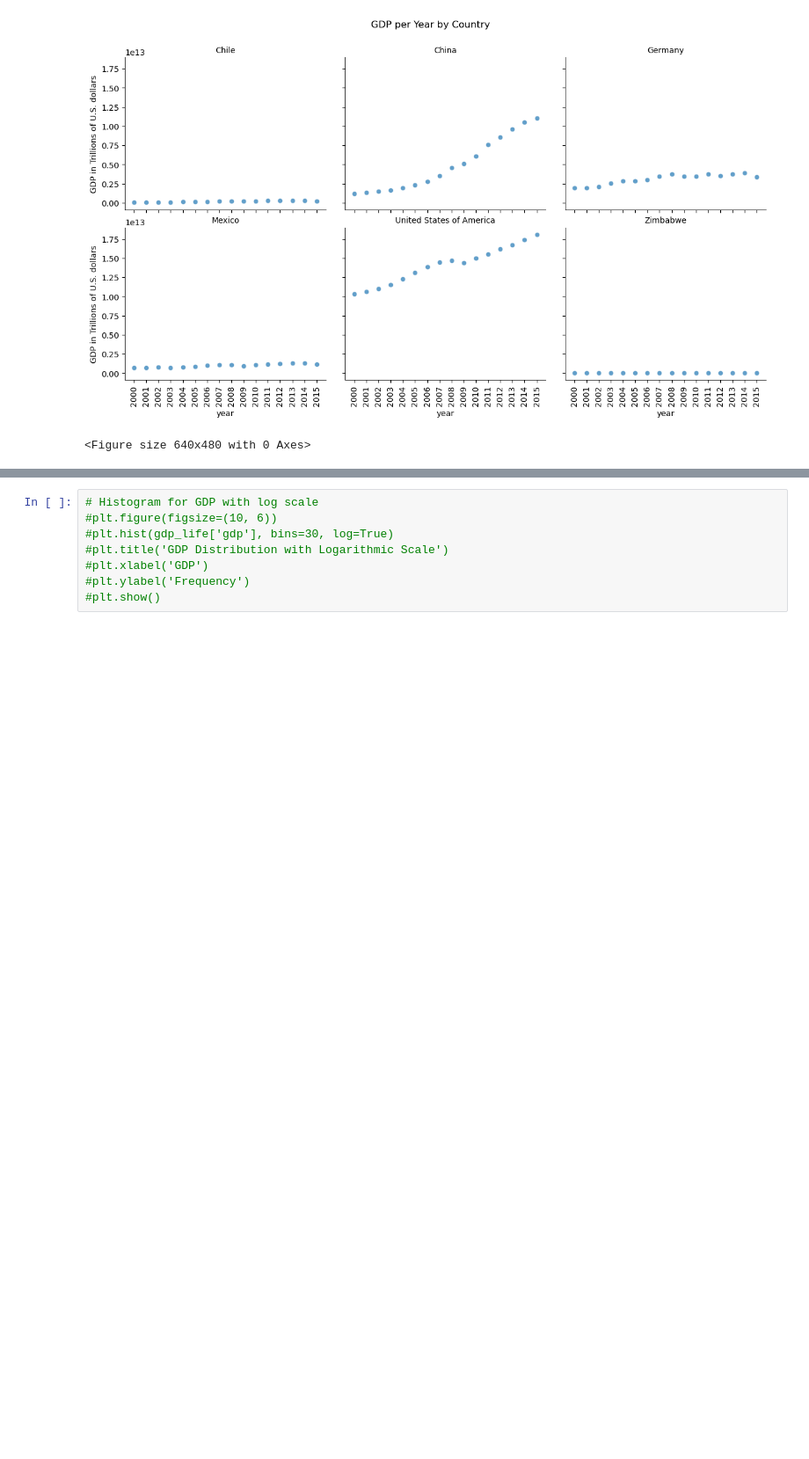
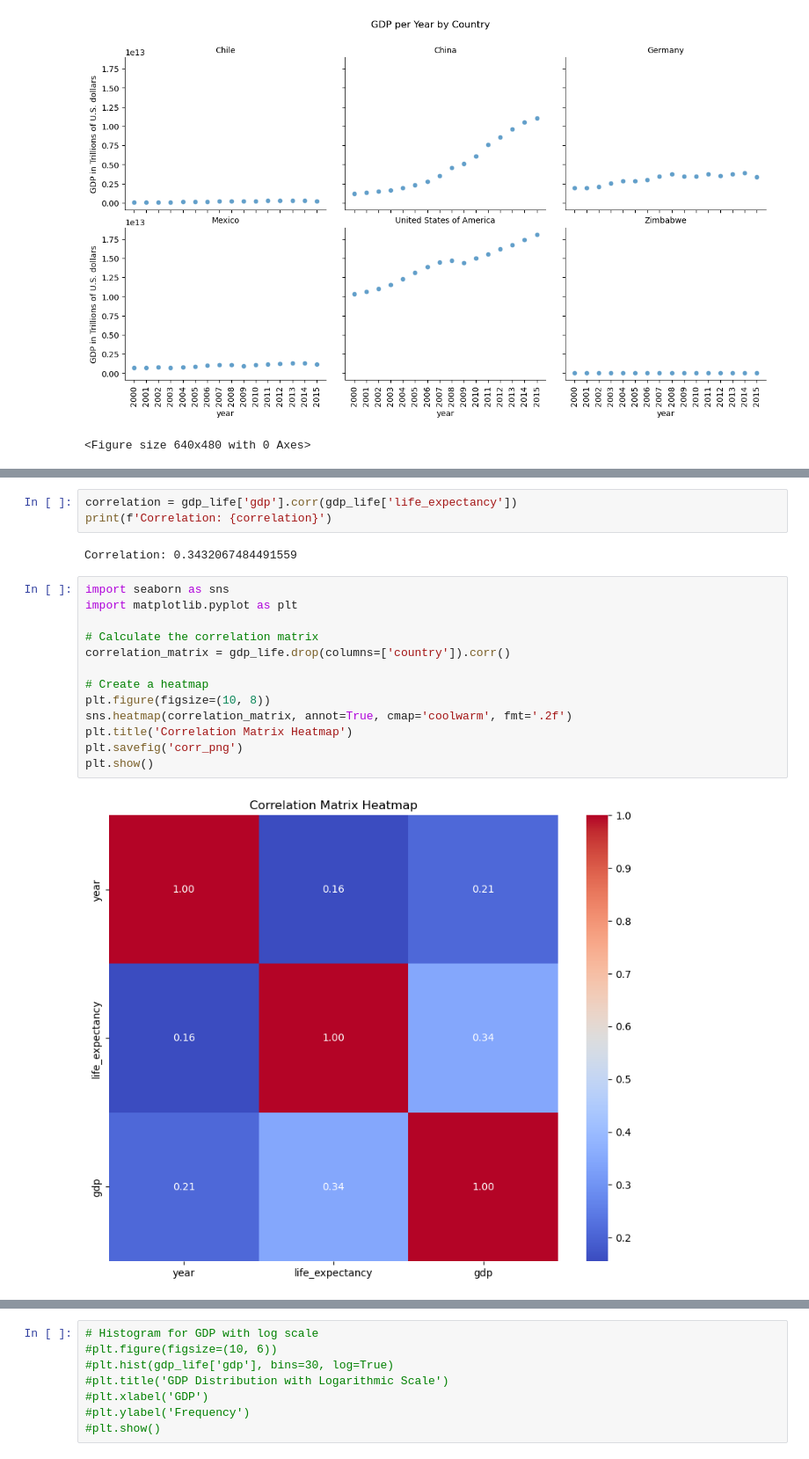
Before and after one commit to AndreRibeiro879/Codecademy_Learning_Portfolio_Projects, a Jupyter notebook: 03_DATA_VIZ_ML_CAR_PATH/LIFE_EXPECTANCY_GDP.ipynb, the cells around one changed output, grey strips where cells are left out. Shown: that part at 88% size. Saved outputs shown, nothing was run; the diff lists cells and outputs as text; blank space fills up the shorter version.

Commit message:
Update LIFE_EXPECTANCY_GDP
Project development updated

```diff
--- a/03_DATA_VIZ_ML_CAR_PATH/LIFE_EXPECTANCY_GDP.ipynb
+++ b/03_DATA_VIZ_ML_CAR_PATH/LIFE_EXPECTANCY_GDP.ipynb
@@ -407,0 +379,20 @@ plt.clf()
+# %%
+correlation = gdp_life['gdp'].corr(gdp_life['life_expectancy'])
+print(f'Correlation: {correlation}')
+# %% [output]
+Correlation: 0.3432067484491559
+# %%
+import seaborn as sns
+import matplotlib.pyplot as plt
+
+# Calculate the correlation matrix
+correlation_matrix = gdp_life.drop(columns=['country']).corr()
+
+# Create a heatmap
+plt.figure(figsize=(10, 8))
+sns.heatmap(correlation_matrix, annot=True, cmap='coolwarm', fmt='.2f')
+plt.title('Correlation Matrix Heatmap')
+plt.savefig('corr_png')
+plt.show()
+# %% [output]
+[figure, added]
```
Also changed, not shown: parts of 44 cells of this notebook.
